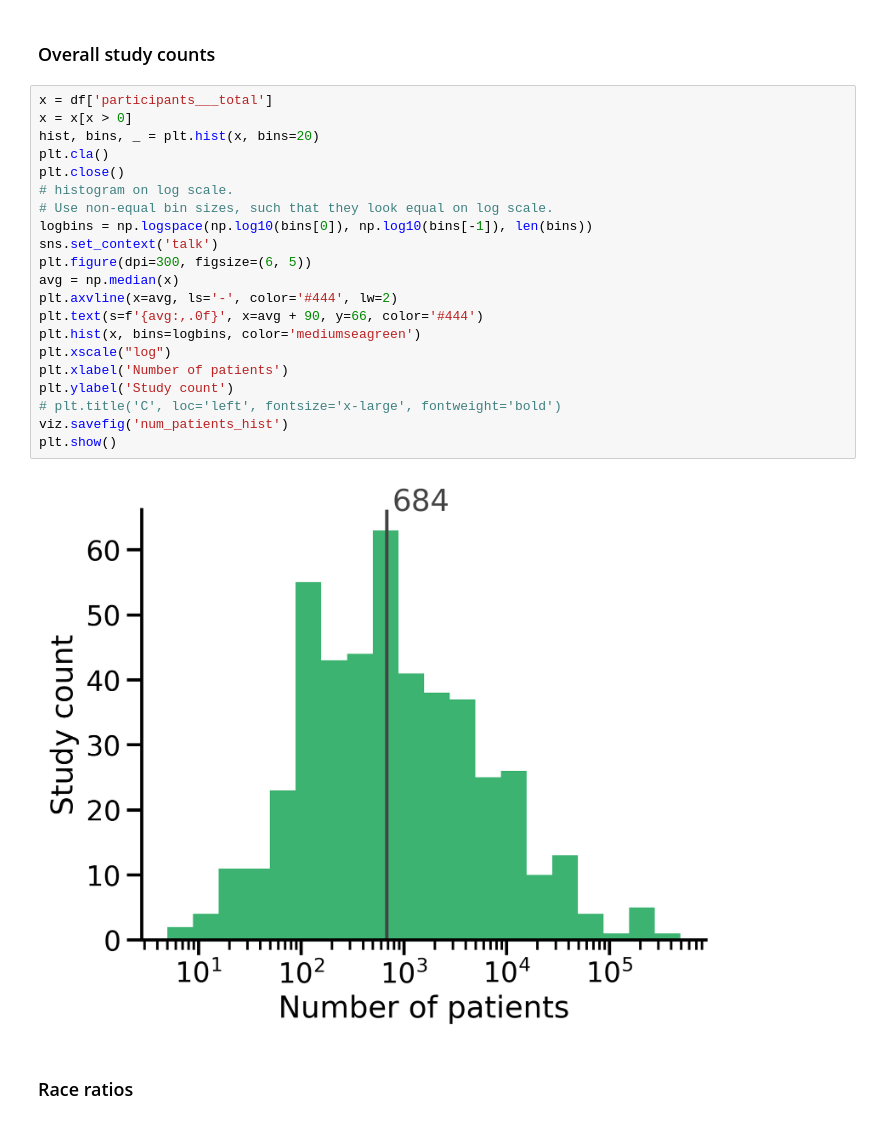
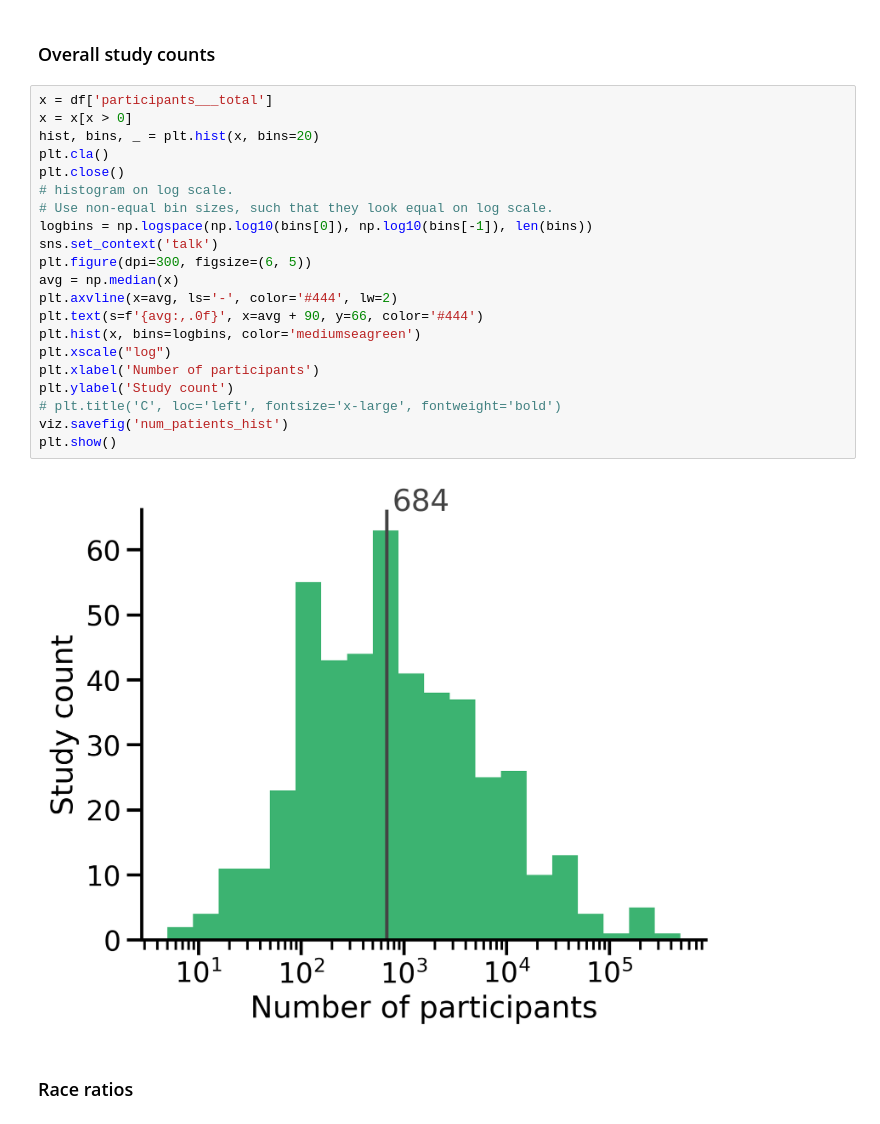
Before and after one commit to csinva/clinical-rule-analysis, a Jupyter notebook: notebooks_data_prep/07_demographics_plots.ipynb, the cells around one changed output. Cells and saved outputs as stored; diff of their text form.

Commit message:
minor plot updates

```diff
--- a/notebooks_data_prep/07_demographics_plots.ipynb
+++ b/notebooks_data_prep/07_demographics_plots.ipynb
@@ -25,26 +22,26 @@ The autoreload extension is already loaded. To reload it, use:
 # %%
 x = df['participants___total']
 x = x[x > 0]
 hist, bins, _ = plt.hist(x, bins=20)
 plt.cla()
 plt.close()
 # histogram on log scale.
 # Use non-equal bin sizes, such that they look equal on log scale.
 logbins = np.logspace(np.log10(bins[0]), np.log10(bins[-1]), len(bins))
 sns.set_context('talk')
 plt.figure(dpi=300, figsize=(6, 5))
 avg = np.median(x)
 plt.axvline(x=avg, ls='-', color='#444', lw=2)
 plt.text(s=f'{avg:,.0f}', x=avg + 90, y=66, color='#444')
 plt.hist(x, bins=logbins, color='mediumseagreen')
 plt.xscale("log")
-plt.xlabel('Number of patients')
+plt.xlabel('Number of participants')
 plt.ylabel('Study count')
 # plt.title('C', loc='left', fontsize='x-large', fontweight='bold')
 viz.savefig('num_patients_hist')
 plt.show()
 # %% [output]
-[figure, old version]
+[figure, new version]
 # %% [markdown]
 ### Race ratios
 # %%
```
Also changed, not shown: parts of 2 cells of this notebook, 1 other file.
